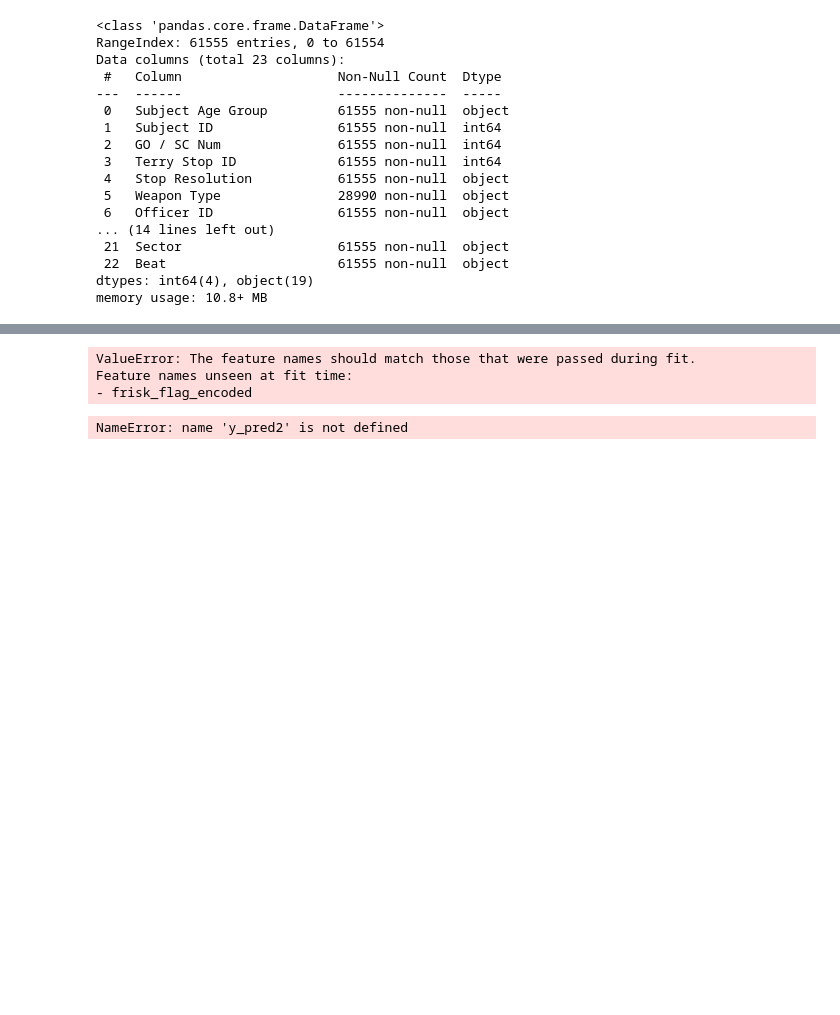
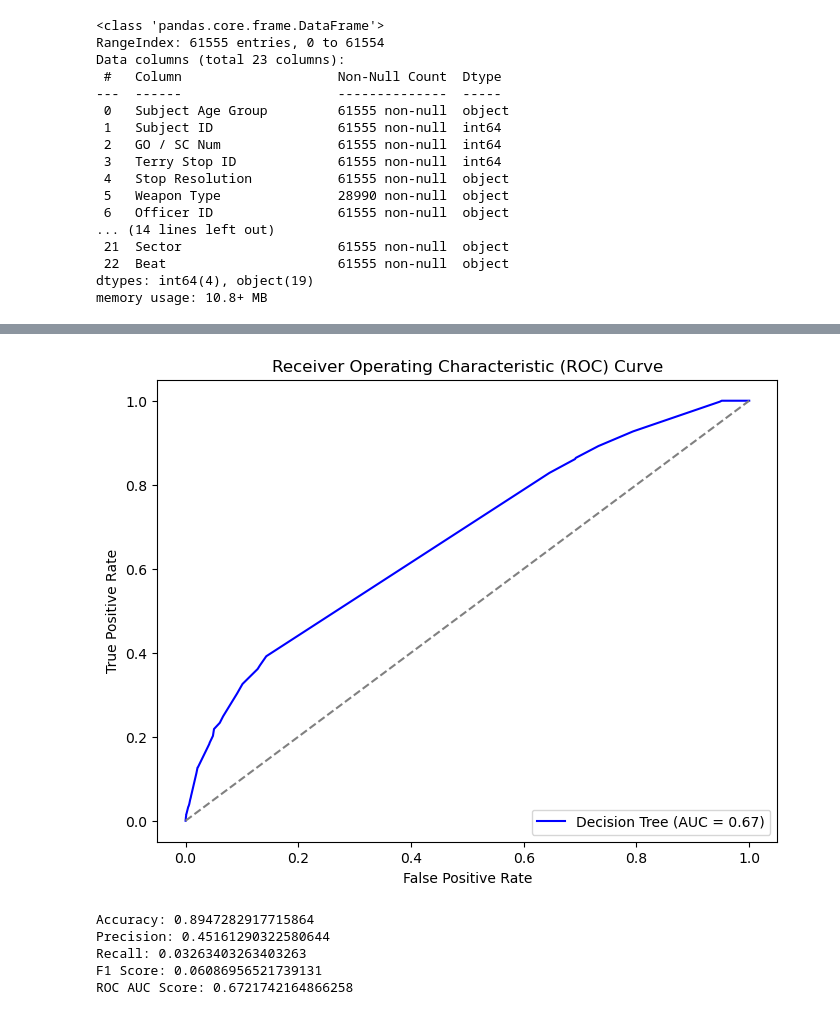
Before and after one commit to omendez930/Terry-Traffic-Stops-Phase3, a Jupyter notebook: index.ipynb, the cells around one changed output, grey strips where cells are left out. Drawn from its saved outputs; the diff is of its cells as text; code cells hidden in the pictures; blank space fills up the shorter version.

```diff
--- a/index.ipynb
+++ b/index.ipynb
@@ -889,10 +963,3 @@ Data columns (total 23 columns):
  22  Beat                      61555 non-null  object
 dtypes: int64(4), object(19)
 memory usage: 10.8+ MB
-# %%
-features.append('Frisk Flag')
-
-X_train_encoded_df['frisk_flag'] = seattle_data.loc[X_train_encoded_df.index, 'Frisk Flag']
-X_test_encoded_df['frisk_flag'] = seattle_data.loc[X_train_encoded_df.index, 'Frisk Flag']
-
-X_train_encoded_df
@@ -917,4 +965,0 @@ X_test_encoded_df['frisk_flag'].value_counts().sum()
-# %%
-# Replace '-' with NaN in only the 'frisk_flag' column for both train and test sets
-X_train_encoded_df['frisk_flag'] = X_train_encoded_df['frisk_flag'].replace('-', np.nan)
-X_test_encoded_df['frisk_flag'] = X_test_encoded_df['frisk_flag'].replace('-', np.nan)
@@ -963,13 +966,42 @@ dt2 = DecisionTreeClassifier(criterion='entropy', random_state=3, max_depth=5).f
-# %%
-y_pred2 = dt.predict(X_test_encoded)
-# %% [output]
-ValueError: The feature names should match those that were passed during fit.
-Feature names unseen at fit time:
-- frisk_flag_encoded
-# %%
-print(f"Mean Absolute Error: {mean_absolute_error(y_test_encoded_series, y_pred2)}")
-print(f"Mean Squared Error: {np.sum(np.power(y_test_encoded_series - y_pred2, 2))/len(y_test_encoded)}")
-print(f"Root Squared Mean Error: {root_mean_squared_error(y_test_encoded_series, y_pred2)}")
-print(f"R-Squared: {r2_score(y_test_encoded_series, y_pred2)}")
-# %% [output]
-NameError: name 'y_pred2' is not defined
+# %%
+# Manually set hyperparameters for implicit pruning
+pruned_tree_clf = DecisionTreeClassifier(
+    max_depth=15,             # limit the depth of the tree
+    min_samples_split=10,      # require at least 10 samples to split a node
+    min_samples_leaf=5,        # require at least 5 samples at each leaf node
+    max_leaf_nodes=50,         # limit the total number of leaf nodes
+    random_state=9
+)
+
+# Train the model
+pruned_tree_clf.fit(X_train_encoded_df, y_train_encoded_series)
+
+# Evaluate the model
+y_probabilities = pruned_tree_clf.predict_proba(X_test_encoded_df)[:, 1]
+fpr3, tpr3, thresholds = roc_curve(y_test_encoded_series, y_probabilities)
+roc_auc = roc_auc_score(y_test_encoded_series, y_probabilities)
+
+# Plot the ROC Curve
+plt.figure(figsize=(8, 6))
+plt.plot(fpr3, tpr3, color='blue', label=f'Decision Tree (AUC = {roc_auc:.2f})')
+plt.plot([0, 1], [0, 1], color='gray', linestyle='--')
+plt.xlabel('False Positive Rate')
+plt.ylabel('True Positive Rate')
+plt.title('Receiver Operating Characteristic (ROC) Curve')
+plt.legend(loc="lower right")
+plt.show()
+
+# Print model performance metrics
+y_pred = pruned_tree_clf.predict(X_test_encoded_df)
+print("Accuracy:", accuracy_score(y_test_encoded_series, y_pred))
+print("Precision:", precision_score(y_test_encoded_series, y_pred, pos_label=1))
+print("Recall:", recall_score(y_test_encoded_series, y_pred, pos_label=1))
+print("F1 Score:", f1_score(y_test_encoded_series, y_pred, pos_label=1))
+print("ROC AUC Score:", roc_auc)
+# %% [output]
+[figure, added]
+Accuracy: 0.8947282917715864
+Precision: 0.45161290322580644
+Recall: 0.03263403263403263
+F1 Score: 0.06086956521739131
+ROC AUC Score: 0.6721742164866258
```
Also changed, not shown: parts of 18 cells of this notebook, 1 other file.
